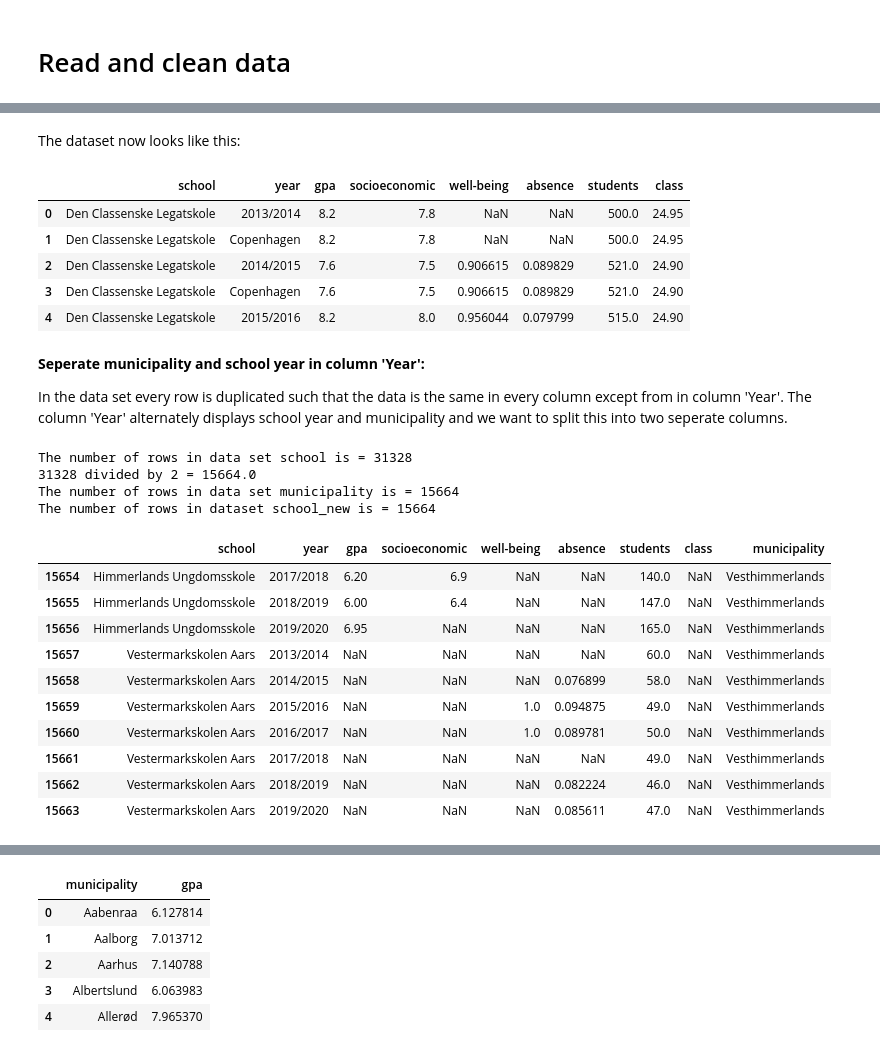
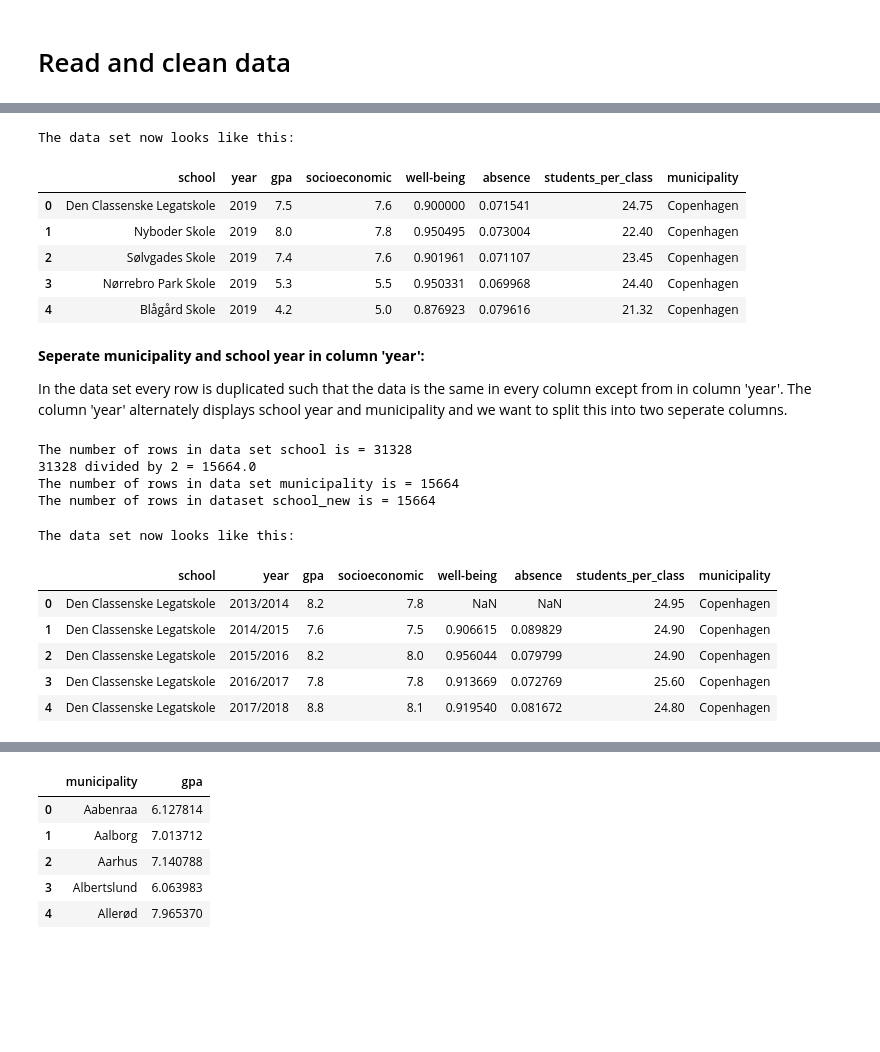
Before and after one commit to AskerNC/projects-2021-sstl, a Jupyter notebook: dataproject/dataproject.ipynb, the cells around one changed output, grey strips where cells are left out. Saved outputs shown, nothing was run; the diff lists cells and outputs as text; code cells hidden in the pictures; blank space fills up the shorter version.

```diff
--- a/dataproject/dataproject.ipynb
+++ b/dataproject/dataproject.ipynb
@@ -61,20 +59,20 @@ school.rename(columns = {'Institution':'school', 'Skoleår':'year',
 # d. rename danish names in rows
 school['year'] = school['year'].replace({'København':'Copenhagen'}) #renaming København to Copenhagen
-# %% [markdown]
-The dataset now looks like this:
-# %%
-school.head()
-# %% [output]
-|  | school | year | gpa | socioeconomic | well-being | absence | students | class |
-| 0 | Den Classenske Legatskole | 2013/2014 | 8.2 | 7.8 | NaN | NaN | 500.0 | 24.95 |
-| 1 | Den Classenske Legatskole | Copenhagen | 8.2 | 7.8 | NaN | NaN | 500.0 | 24.95 |
-| 2 | Den Classenske Legatskole | 2014/2015 | 7.6 | 7.5 | 0.906615 | 0.089829 | 521.0 | 24.90 |
-| 3 | Den Classenske Legatskole | Copenhagen | 7.6 | 7.5 | 0.906615 | 0.089829 | 521.0 | 24.90 |
-| 4 | Den Classenske Legatskole | 2015/2016 | 8.2 | 8.0 | 0.956044 | 0.079799 | 515.0 | 24.90 |
+# %%
+print('The data set now looks like this:')
+school.head()
+# %% [output]
+The data set now looks like this:
+|  | school | year | gpa | socioeconomic | well-being | absence | students_per_class | municipality |
+| 0 | Den Classenske Legatskole | 2019 | 7.5 | 7.6 | 0.900000 | 0.071541 | 24.75 | Copenhagen |
+| 1 | Nyboder Skole | 2019 | 8.0 | 7.8 | 0.950495 | 0.073004 | 22.40 | Copenhagen |
+| 2 | Sølvgades Skole | 2019 | 7.4 | 7.6 | 0.901961 | 0.071107 | 23.45 | Copenhagen |
+| 3 | Nørrebro Park Skole | 2019 | 5.3 | 5.5 | 0.950331 | 0.069968 | 24.40 | Copenhagen |
+| 4 | Blågård Skole | 2019 | 4.2 | 5.0 | 0.876923 | 0.079616 | 21.32 | Copenhagen |
 # %% [markdown]
-**Seperate municipality and school year in column 'Year':**
+**Seperate municipality and school year in column 'year':**
 
-In the data set every row is duplicated such that the data is the same in every column except from in column 'Year'. The column 'Year' alternately displays school year and municipality and we want to split this into two seperate columns.
+In the data set every row is duplicated such that the data is the same in every column except from in column 'year'. The column 'year' alternately displays school year and municipality and we want to split this into two seperate columns.
 # %%
 print(f'The number of rows in data set school is = {len(school)}')
 
@@ -93,22 +91,21 @@ print(f'The number of rows in dataset school_new is = {len(school_new)}')
 
 #We then concatenate school_new with municipalities and arrive at the solution
 school_final = pd.concat([school_new, municipality], axis=1)
-school_final.rename(columns = {school_final.columns[8]:'municipality'}, inplace=True)
-school_final.tail(10)
+school_final.rename(columns = {school_final.columns[7]:'municipality'}, inplace=True)
 # %% [output]
 The number of rows in data set school is = 31328
 31328 divided by 2 = 15664.0
 The number of rows in data set municipality is = 15664
 The number of rows in dataset school_new is = 15664
-|  | school | year | gpa | socioeconomic | well-being | absence | students | class | municipality |
-| 15654 | Himmerlands Ungdomsskole | 2017/2018 | 6.20 | 6.9 | NaN | NaN | 140.0 | NaN | Vesthimmerlands |
-| 15655 | Himmerlands Ungdomsskole | 2018/2019 | 6.00 | 6.4 | NaN | NaN | 147.0 | NaN | Vesthimmerlands |
-| 15656 | Himmerlands Ungdomsskole | 2019/2020 | 6.95 | NaN | NaN | NaN | 165.0 | NaN | Vesthimmerlands |
-| 15657 | Vestermarkskolen Aars | 2013/2014 | NaN | NaN | NaN | NaN | 60.0 | NaN | Vesthimmerlands |
-| 15658 | Vestermarkskolen Aars | 2014/2015 | NaN | NaN | NaN | 0.076899 | 58.0 | NaN | Vesthimmerlands |
-| 15659 | Vestermarkskolen Aars | 2015/2016 | NaN | NaN | 1.0 | 0.094875 | 49.0 | NaN | Vesthimmerlands |
-| 15660 | Vestermarkskolen Aars | 2016/2017 | NaN | NaN | 1.0 | 0.089781 | 50.0 | NaN | Vesthimmerlands |
-| 15661 | Vestermarkskolen Aars | 2017/2018 | NaN | NaN | NaN | NaN | 49.0 | NaN | Vesthimmerlands |
-| 15662 | Vestermarkskolen Aars | 2018/2019 | NaN | NaN | NaN | 0.082224 | 46.0 | NaN | Vesthimmerlands |
-| 15663 | Vestermarkskolen Aars | 2019/2020 | NaN | NaN | NaN | 0.085611 | 47.0 | NaN | Vesthimmerlands |
+# %%
+print('The data set now looks like this:')
+school_final.head()
+# %% [output]
+The data set now looks like this:
+|  | school | year | gpa | socioeconomic | well-being | absence | students_per_class | municipality |
+| 0 | Den Classenske Legatskole | 2013/2014 | 8.2 | 7.8 | NaN | NaN | 24.95 | Copenhagen |
+| 1 | Den Classenske Legatskole | 2014/2015 | 7.6 | 7.5 | 0.906615 | 0.089829 | 24.90 | Copenhagen |
+| 2 | Den Classenske Legatskole | 2015/2016 | 8.2 | 8.0 | 0.956044 | 0.079799 | 24.90 | Copenhagen |
+| 3 | Den Classenske Legatskole | 2016/2017 | 7.8 | 7.8 | 0.913669 | 0.072769 | 25.60 | Copenhagen |
+| 4 | Den Classenske Legatskole | 2017/2018 | 8.8 | 8.1 | 0.919540 | 0.081672 | 24.80 | Copenhagen |
 # %% [markdown]
```
Also changed, not shown: parts of 44 cells of this notebook.
